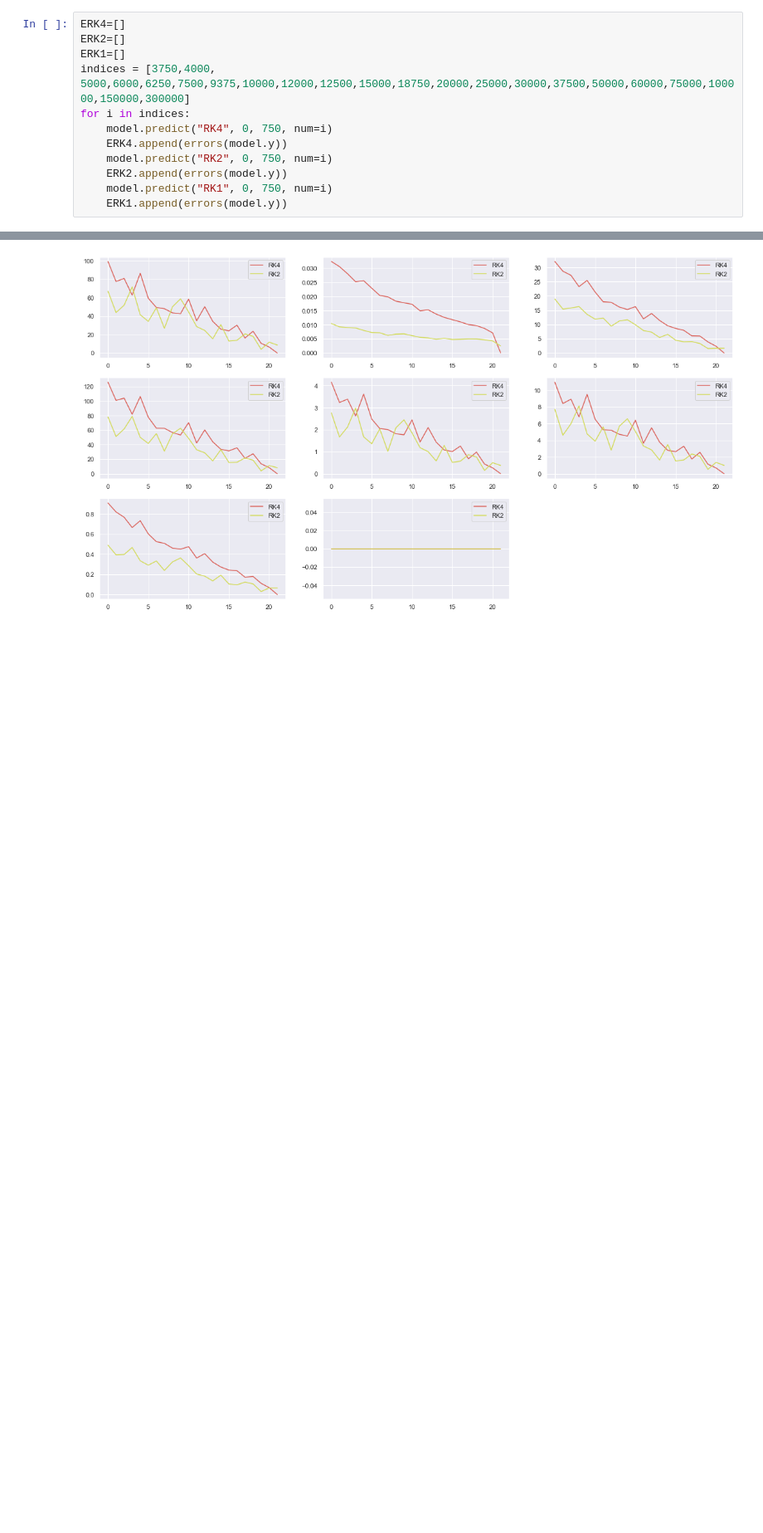
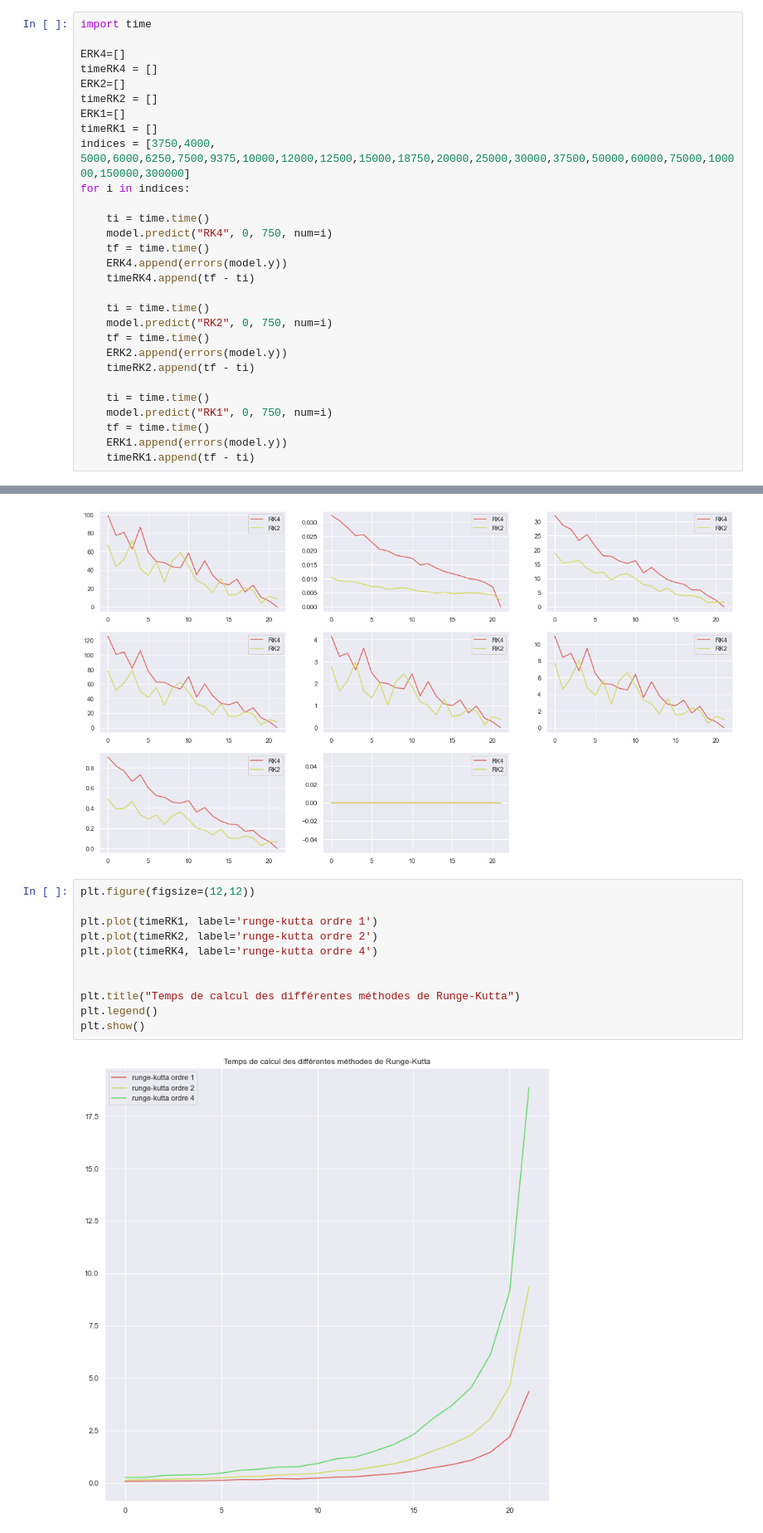
Before and after one commit to littlebuzzybee/MACS205a-Projet, a Jupyter notebook: carbone.ipynb, the cells around one changed output, grey strips where cells are left out. Shown: that part at 83% size. Cells and saved outputs as stored; diff of their text form; blank space fills up the shorter version.

Commit message:
ajout temps de calcul

```diff
--- a/carbone.ipynb
+++ b/carbone.ipynb
@@ -419,17 +419,34 @@ errors(model.y)
  1199.6785925977863,
  0.0]
 # %%
+import time
+
 ERK4=[]
+timeRK4 = []
 ERK2=[]
+timeRK2 = []
 ERK1=[]
+timeRK1 = []
 indices = [3750,4000, 5000,6000,6250,7500,9375,10000,12000,12500,15000,18750,20000,25000,30000,37500,50000,60000,75000,100000,150000,300000]
 for i in indices:
+
+    ti = time.time()
     model.predict("RK4", 0, 750, num=i)
+    tf = time.time()
     ERK4.append(errors(model.y))
+    timeRK4.append(tf - ti)
+
+    ti = time.time()
     model.predict("RK2", 0, 750, num=i)
+    tf = time.time()
     ERK2.append(errors(model.y))
+    timeRK2.append(tf - ti)
+
+    ti = time.time()
     model.predict("RK1", 0, 750, num=i)
+    tf = time.time()
     ERK1.append(errors(model.y))
+    timeRK1.append(tf - ti)
 # %%
 ERK4=np.array(ERK4)
 ERK2=np.array(ERK2)
@@ -452,6 +469,19 @@ for k in range(8):
 plt.show()
 # %% [output]
 [figure]
+# %%
+plt.figure(figsize=(12,12))
+
+plt.plot(timeRK1, label='runge-kutta ordre 1')
+plt.plot(timeRK2, label='runge-kutta ordre 2')
+plt.plot(timeRK4, label='runge-kutta ordre 4')
+
+
+plt.title("Temps de calcul des différentes méthodes de Runge-Kutta")
+plt.legend()
+plt.show()
+# %% [output]
+[figure, added]
 # %%
 def cst_lambda(k, a, b, h_max, q):
     alpha = 0
```
Also changed, not shown: parts of 3 cells of this notebook.
